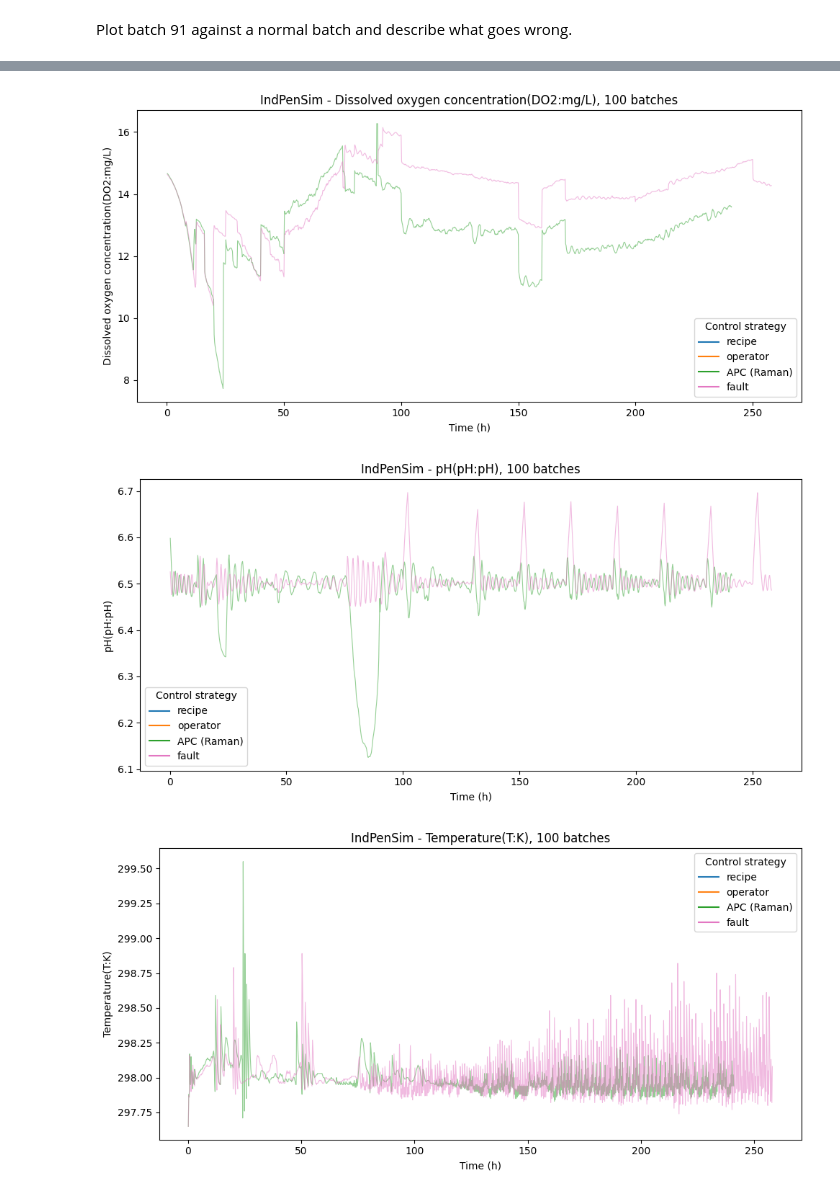
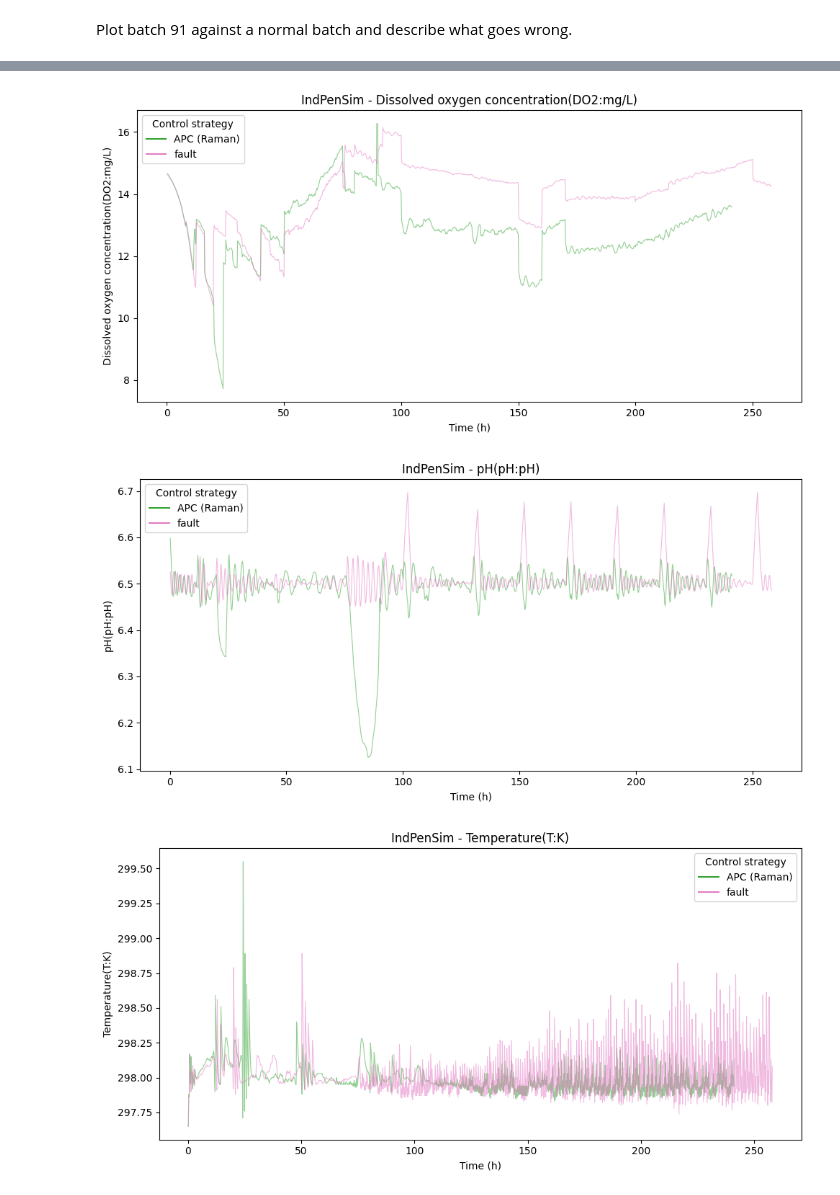
Before and after one commit to AHichem/resilient-process-monitoring, a Jupyter notebook: notebooks/01_load_and_explore.ipynb, the cells around one changed output, grey strips where cells are left out. Drawn from its saved outputs; the diff is of its cells as text; code cells hidden in the pictures.

```diff
--- a/notebooks/01_load_and_explore.ipynb
+++ b/notebooks/01_load_and_explore.ipynb
@@ -591,3 +591,18 @@ APC batches reach the highest and most consistent final penicillin (median ~30 g
 Plot batch 91 against a normal batch and describe what goes wrong.
 # %%
 batch_sel = df[df['batch_id'].isin([61, 91])]
+# %%
+colors = {'APC (Raman)': 'tab:green', 'fault': 'tab:pink'}
+y_col = 'Penicillin concentration(P:g/L)'
+
+fig, ax = plt.subplots(figsize=(10, 5))
+for (batch, group), g in batch_sel.groupby(['batch_id', 'group']):
+    ax.plot(g['Time (h)'], g[y_col], color=colors[group], alpha=0.5, lw=0.8)
+for group, c in colors.items():
+    ax.plot([], [], color=c, label=group)
+ax.set_xlabel('Time (h)')
+ax.set_ylabel('Penicillin (g/L)')
+ax.set_title('IndPenSim - penicillin concentration')
+ax.legend(title='Control strategy')
+plt.tight_layout()
+plt.show()
@@ -594,24 +611,23 @@ batch_sel = df[df['batch_id'].isin([61, 91])]
 # %%
-colors = {'recipe': 'tab:blue', 'operator': 'tab:orange',
-          'APC (Raman)': 'tab:green', 'fault': 'tab:pink'}
+colors = {'APC (Raman)': 'tab:green', 'fault': 'tab:pink'}
 y_col = 'Dissolved oxygen concentration(DO2:mg/L)'
 
 fig, ax = plt.subplots(figsize=(10, 5))
 for (batch, group), g in batch_sel.groupby(['batch_id', 'group']):
     ax.plot(g['Time (h)'], g[y_col], color=colors[group], alpha=0.5, lw=0.8)
 for group, c in colors.items():
     ax.plot([], [], color=c, label=group)
 ax.set_xlabel('Time (h)')
 ax.set_ylabel('Dissolved oxygen concentration(DO2:mg/L)')
-ax.set_title('IndPenSim - Dissolved oxygen concentration(DO2:mg/L), 100 batches')
+ax.set_title('IndPenSim - Dissolved oxygen concentration(DO2:mg/L)')
 ax.legend(title='Control strategy')
 plt.tight_layout()
 plt.show()
 # %% [output]
-[figure, old version]
+[figure, new version]
 # %%
-colors = {'recipe': 'tab:blue', 'operator': 'tab:orange',
-          'APC (Raman)': 'tab:green', 'fault': 'tab:pink'}
+colors = {'APC (Raman)': 'tab:green', 'fault': 'tab:pink'}
+
 y_col = 'pH(pH:pH)'
 
 fig, ax = plt.subplots(figsize=(10, 5))
@@ -621,15 +637,15 @@ for group, c in colors.items():
     ax.plot([], [], color=c, label=group)
 ax.set_xlabel('Time (h)')
 ax.set_ylabel('pH(pH:pH)')
-ax.set_title('IndPenSim - pH(pH:pH), 100 batches')
+ax.set_title('IndPenSim - pH(pH:pH)')
 ax.legend(title='Control strategy')
 plt.tight_layout()
 plt.show()
 # %% [output]
-[figure, old version]
+[figure, new version]
 # %%
-colors = {'recipe': 'tab:blue', 'operator': 'tab:orange',
-          'APC (Raman)': 'tab:green', 'fault': 'tab:pink'}
+colors = {'APC (Raman)': 'tab:green', 'fault': 'tab:pink'}
+
 y_col = 'Temperature(T:K)'
 
 fig, ax = plt.subplots(figsize=(10, 5))
@@ -639,9 +655,9 @@ for group, c in colors.items():
     ax.plot([], [], color=c, label=group)
 ax.set_xlabel('Time (h)')
 ax.set_ylabel('Temperature(T:K)')
-ax.set_title('IndPenSim - Temperature(T:K), 100 batches')
+ax.set_title('IndPenSim - Temperature(T:K)')
 ax.legend(title='Control strategy')
 plt.tight_layout()
 plt.show()
 # %% [output]
-[figure, old version]
+[figure, new version]
```
Also changed, not shown: parts of 2 cells of this notebook.
